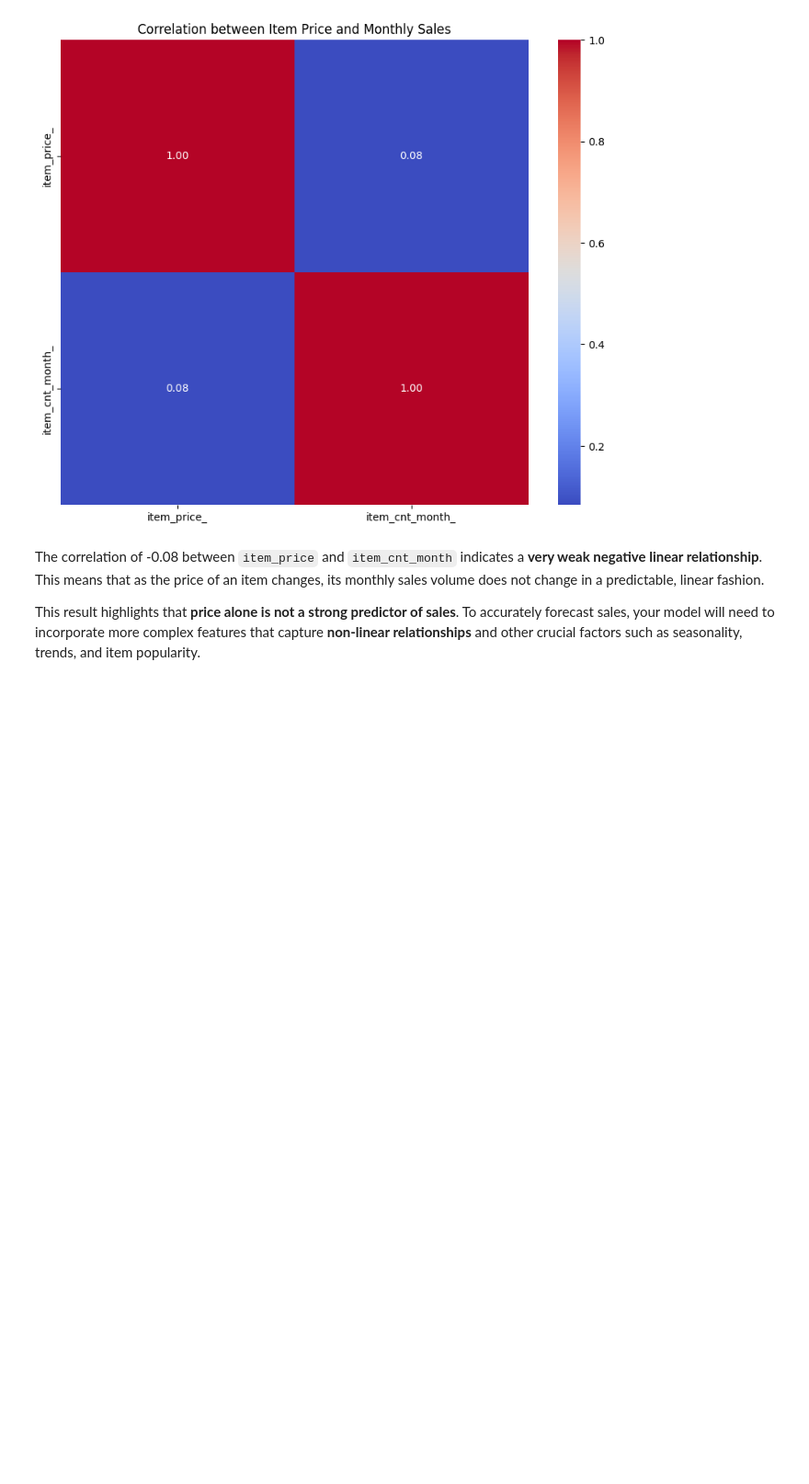
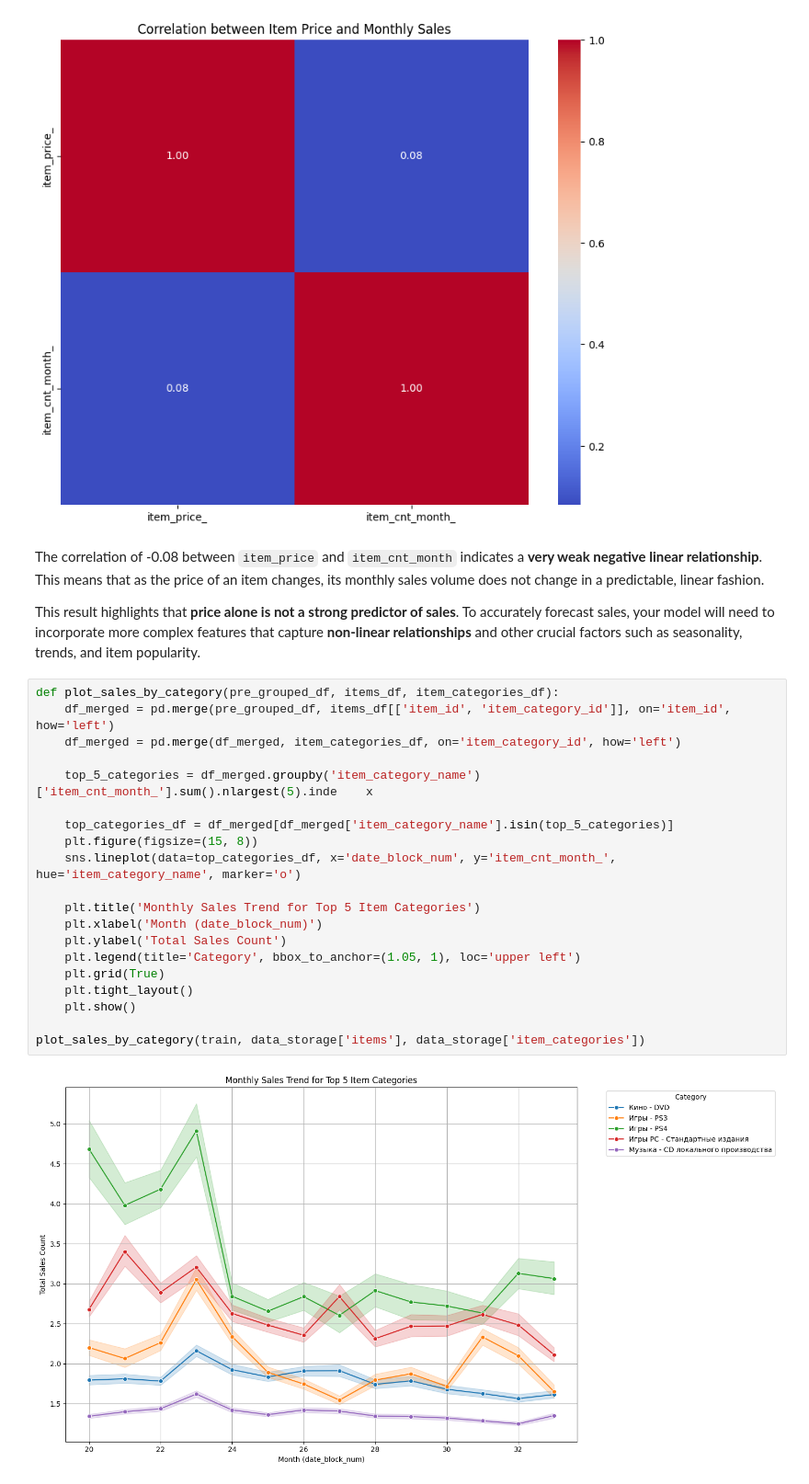
Before and after one commit to ffjjzz/InnowiseInternship, a Jupyter notebook: notebooks/EDA.ipynb, the cells around one changed output. Shown at 92% size. Cells and saved outputs as stored; diff of their text form; blank space fills up the shorter version.

```diff
--- a/notebooks/EDA.ipynb
+++ b/notebooks/EDA.ipynb
@@ -281,3 +266,25 @@ plt.show()
 The correlation of -0.08 between `item_price` and `item_cnt_month` indicates a **very weak negative linear relationship**. This means that as the price of an item changes, its monthly sales volume does not change in a predictable, linear fashion.
 
 This result highlights that **price alone is not a strong predictor of sales**. To accurately forecast sales, your model will need to incorporate more complex features that capture **non-linear relationships** and other crucial factors such as seasonality, trends, and item popularity.
+# %%
+def plot_sales_by_category(pre_grouped_df, items_df, item_categories_df):
+    df_merged = pd.merge(pre_grouped_df, items_df[['item_id', 'item_category_id']], on='item_id', how='left')
+    df_merged = pd.merge(df_merged, item_categories_df, on='item_category_id', how='left')
+
+    top_5_categories = df_merged.groupby('item_category_name')['item_cnt_month_'].sum().nlargest(5).inde    x
+
+    top_categories_df = df_merged[df_merged['item_category_name'].isin(top_5_categories)]
+    plt.figure(figsize=(15, 8))
+    sns.lineplot(data=top_categories_df, x='date_block_num', y='item_cnt_month_', hue='item_category_name', marker='o')
+
+    plt.title('Monthly Sales Trend for Top 5 Item Categories')
+    plt.xlabel('Month (date_block_num)')
+    plt.ylabel('Total Sales Count')
+    plt.legend(title='Category', bbox_to_anchor=(1.05, 1), loc='upper left')
+    plt.grid(True)
+    plt.tight_layout()
+    plt.show()
+
+plot_sales_by_category(train, data_storage['items'], data_storage['item_categories'])
+# %% [output]
+[figure, added]
```
Also changed, not shown: parts of 5 cells of this notebook, 10 other files.
